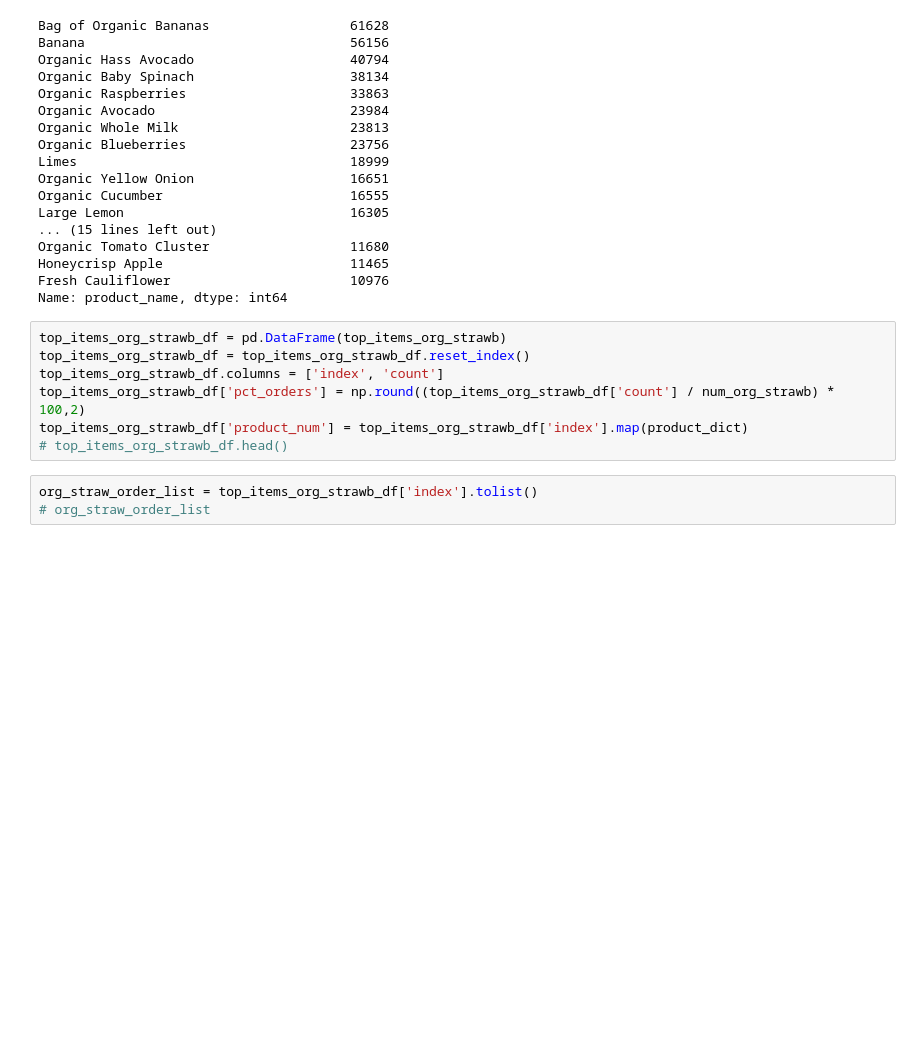
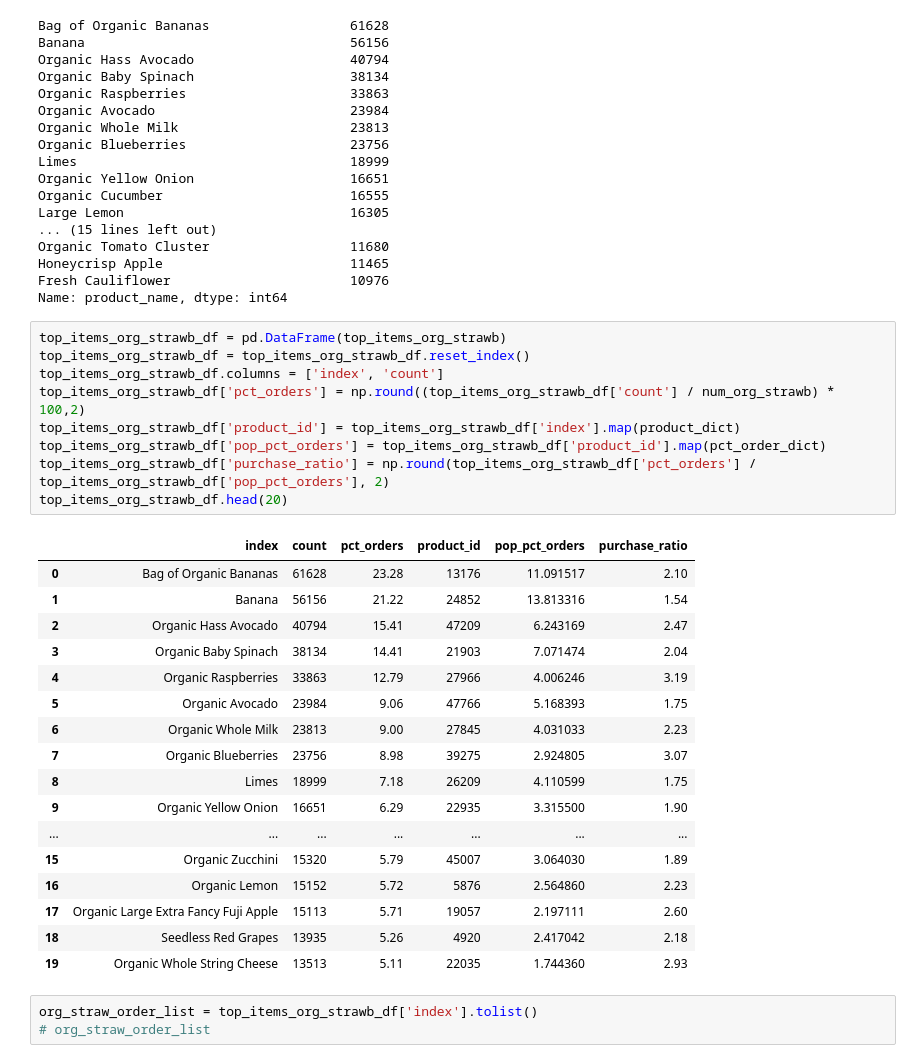
Before and after one commit to hjhuney/Instacart, a Jupyter notebook: Instacart.ipynb, the cells around one changed output. Drawn from its saved outputs; the diff is of its cells as text; blank space fills up the shorter version.

```diff
--- a/Instacart.ipynb
+++ b/Instacart.ipynb
@@ -541,10 +541,30 @@ Name: product_name, dtype: int64
 # %%
 top_items_org_strawb_df = pd.DataFrame(top_items_org_strawb)
 top_items_org_strawb_df = top_items_org_strawb_df.reset_index()
 top_items_org_strawb_df.columns = ['index', 'count']
 top_items_org_strawb_df['pct_orders'] = np.round((top_items_org_strawb_df['count'] / num_org_strawb) * 100,2)
-top_items_org_strawb_df['product_num'] = top_items_org_strawb_df['index'].map(product_dict)
-# top_items_org_strawb_df.head()
+top_items_org_strawb_df['product_id'] = top_items_org_strawb_df['index'].map(product_dict)
+top_items_org_strawb_df['pop_pct_orders'] = top_items_org_strawb_df['product_id'].map(pct_order_dict)
+top_items_org_strawb_df['purchase_ratio'] = np.round(top_items_org_strawb_df['pct_orders'] / top_items_org_strawb_df['pop_pct_orders'], 2)
+top_items_org_strawb_df.head(20)
+# %% [output]
+|  | index | count | pct_orders | product_id | pop_pct_orders | purchase_ratio |
+| 0 | Bag of Organic Bananas | 61628 | 23.28 | 13176 | 11.091517 | 2.10 |
+| 1 | Banana | 56156 | 21.22 | 24852 | 13.813316 | 1.54 |
+| 2 | Organic Hass Avocado | 40794 | 15.41 | 47209 | 6.243169 | 2.47 |
+| 3 | Organic Baby Spinach | 38134 | 14.41 | 21903 | 7.071474 | 2.04 |
+| 4 | Organic Raspberries | 33863 | 12.79 | 27966 | 4.006246 | 3.19 |
+| 5 | Organic Avocado | 23984 | 9.06 | 47766 | 5.168393 | 1.75 |
+| 6 | Organic Whole Milk | 23813 | 9.00 | 27845 | 4.031033 | 2.23 |
+| 7 | Organic Blueberries | 23756 | 8.98 | 39275 | 2.924805 | 3.07 |
+| 8 | Limes | 18999 | 7.18 | 26209 | 4.110599 | 1.75 |
+| 9 | Organic Yellow Onion | 16651 | 6.29 | 22935 | 3.315500 | 1.90 |
+| ... | ... | ... | ... | ... | ... | ... |
+| 15 | Organic Zucchini | 15320 | 5.79 | 45007 | 3.064030 | 1.89 |
+| 16 | Organic Lemon | 15152 | 5.72 | 5876 | 2.564860 | 2.23 |
+| 17 | Organic Large Extra Fancy Fuji Apple | 15113 | 5.71 | 19057 | 2.197111 | 2.60 |
+| 18 | Seedless Red Grapes | 13935 | 5.26 | 4920 | 2.417042 | 2.18 |
+| 19 | Organic Whole String Cheese | 13513 | 5.11 | 22035 | 1.744360 | 2.93 |
 # %%
 org_straw_order_list = top_items_org_strawb_df['index'].tolist()
 # org_straw_order_list
```
Also changed, not shown: parts of 8 cells of this notebook.
